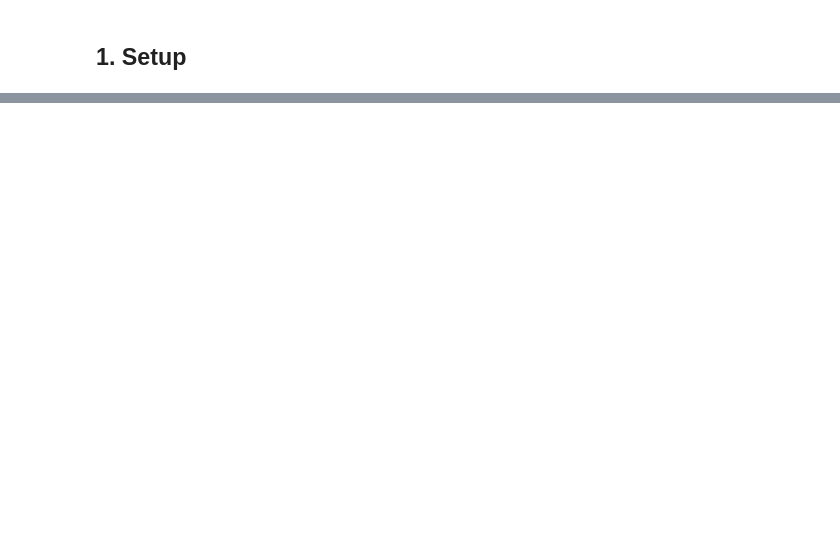
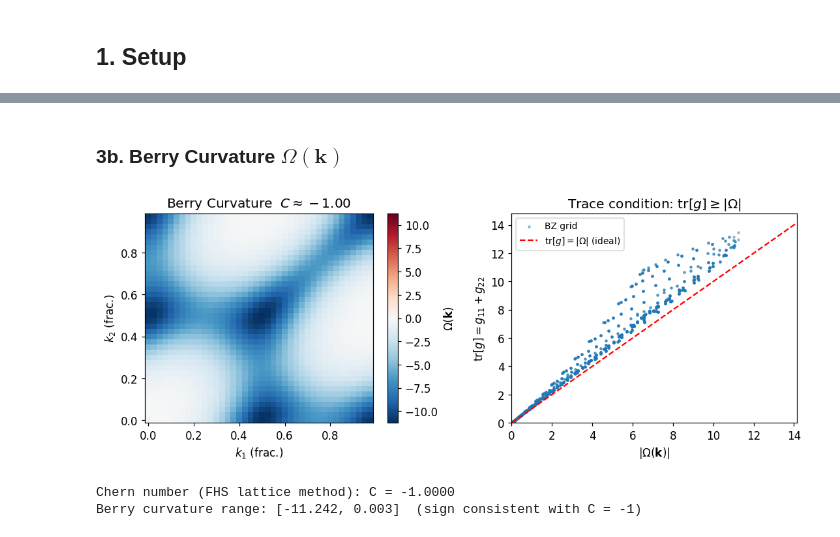
Before and after one commit to ShaShaQAQ/QGN, a Jupyter notebook: notebooks/02_FCI_triangular.ipynb, the cells around one changed output, grey strips where cells are left out. Cells and saved outputs as stored; diff of their text form; code cells hidden in the pictures; blank space fills up the shorter version.

```diff
--- a/notebooks/02_FCI_triangular.ipynb
+++ b/notebooks/02_FCI_triangular.ipynb
@@ -256,0 +234,44 @@ Maximum M = 23.9 at t'/t = 0.192
+# %% [markdown]
+### 3b. Berry Curvature $\Omega(\mathbf{k})$
+# %%
+fig, axes = plt.subplots(1, 2, figsize=(10, 4))
+
+# ── Berry curvature map ───────────────────────────────────────────────────────
+ax = axes[0]
+vmax = np.abs(Omega).max()
+pcm = ax.pcolormesh(K1, K2, Omega, cmap='RdBu_r', shading='auto',
+                    vmin=-vmax, vmax=vmax)
+plt.colorbar(pcm, ax=ax, label='$\\Omega(\\mathbf{k})$')
+ax.set_xlabel('$k_1$ (frac.)'); ax.set_ylabel('$k_2$ (frac.)')
+ax.set_title(f'Berry Curvature  $C \\approx {C_fhs:.2f}$')
+
+# ── Scatter: tr[g] vs |Ω|, pointwise ─────────────────────────────────────────
+# Trace condition: tr[g] ≥ |Ω|  (ideal = equality)
+# We plot tr[g] (y) vs |Ω| (x) so both axes are non-negative
+# and the ideal-band line y = x lies along the diagonal of the first quadrant.
+ax2 = axes[1]
+absO_flat = np.abs(Omega.ravel())
+tr_flat   = tr_g.ravel()
+mask = absO_flat > 0.01   # exclude near-zero |Ω| points for clarity
+
+ax2.scatter(absO_flat[mask], tr_flat[mask], s=4, alpha=0.4,
+            color='tab:blue', label='BZ grid')
+xlim = max(absO_flat.max(), tr_flat.max()) * 1.05
+ax2.plot([0, xlim], [0, xlim], 'r--', lw=1.5,
+         label='$\\mathrm{tr}[g] = |\\Omega|$ (ideal)')
+ax2.set_xlabel('$|\\Omega(\\mathbf{k})|$')
+ax2.set_ylabel('$\\mathrm{tr}[g] = g_{11}+g_{22}$')
+ax2.set_title('Trace condition: $\\mathrm{tr}[g] \\geq |\\Omega|$')
+ax2.legend(fontsize=9)
+ax2.set_xlim(0, xlim); ax2.set_ylim(0, tr_flat.max()*1.1)
+
+plt.tight_layout()
+plt.show()
+
+print(f"Chern number (FHS lattice method): C = {C_fhs:.4f}")
+print(f"Berry curvature range: [{Omega.min():.3f}, {Omega.max():.3f}]  "
+      f"(sign consistent with C = {C_fhs:.0f})")
+# %% [output]
+[figure, added]
+Chern number (FHS lattice method): C = -1.0000
+Berry curvature range: [-11.242, 0.003]  (sign consistent with C = -1)
```
Also changed, not shown: parts of 26 cells of this notebook, 4 other files.
